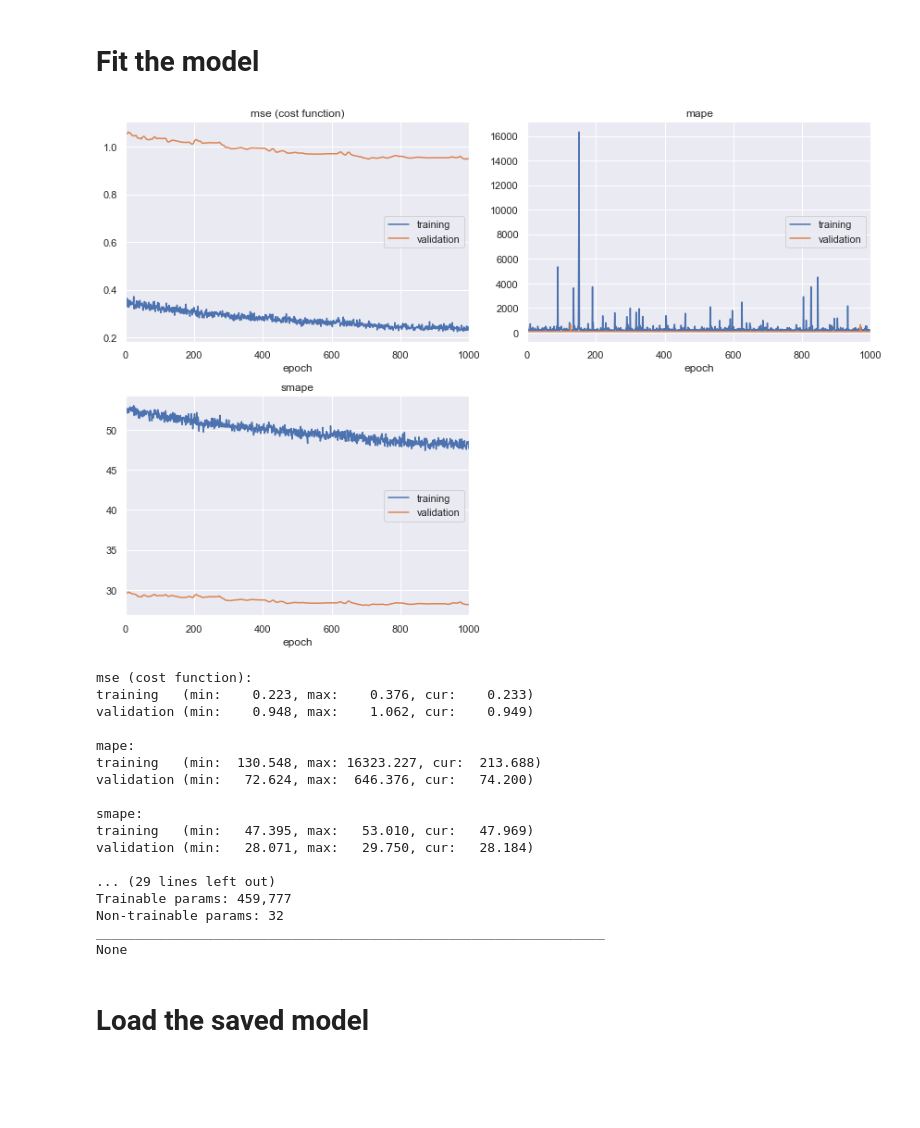
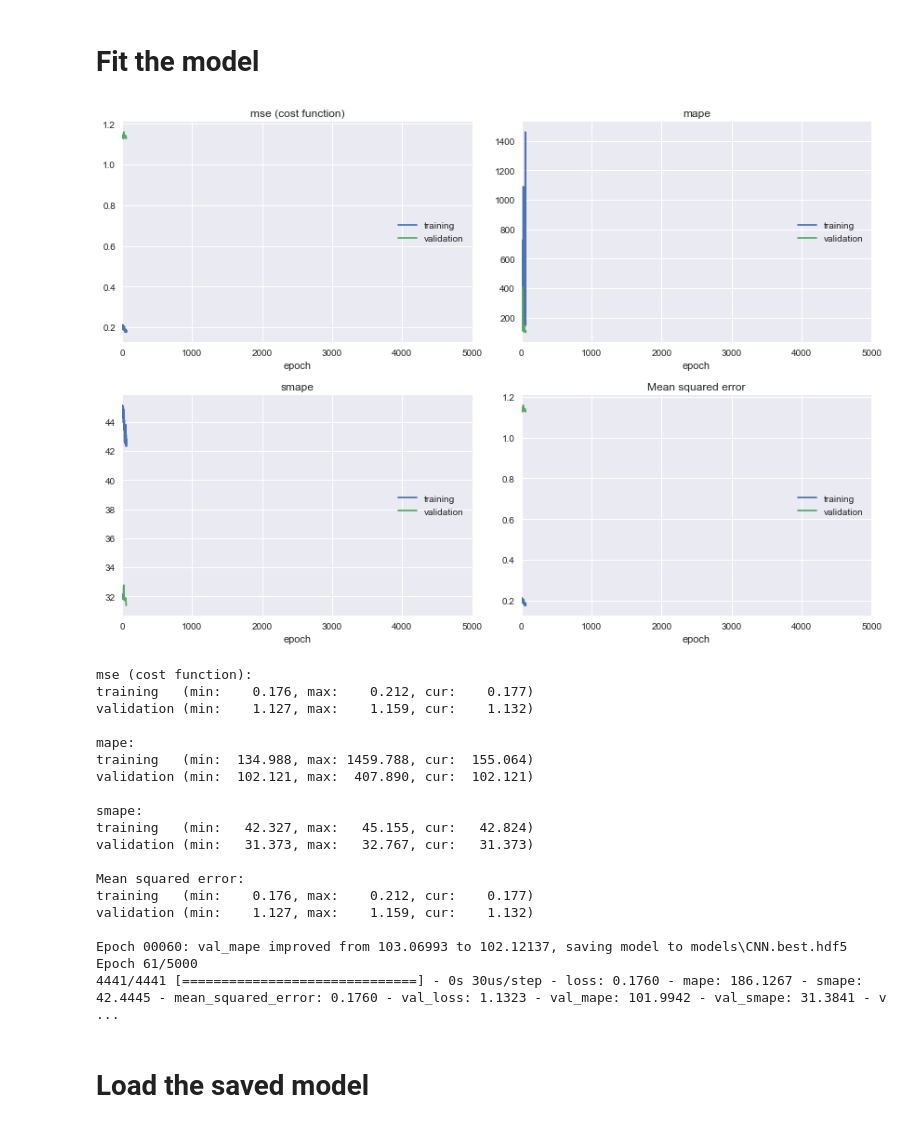
Before and after one commit to deKeijzer/Multivariate-time-series-models-in-Keras, a Jupyter notebook: notebooks/6. CNN.ipynb, the cells around one changed output. Drawn from its saved outputs; the diff is of its cells as text; code cells hidden in the pictures; blank space fills up the shorter version.

```diff
--- a/notebooks/6. CNN.ipynb
+++ b/notebooks/6. CNN.ipynb
@@ -76,6 +74,6 @@ columns_to_category = ['hour', 'dayofweek', 'season']
 # One hot encoding // dummy variables
 One hot encode the categorical feautures.
 # %%
-data = pd.get_dummies(data, columns=columns_to_category) # One hot encoding the categories
+#data = pd.get_dummies(data, columns=columns_to_category) # One hot encoding the categories
 data.head()
 # %% [output]
@@ -221,7 +218,7 @@ model = Sequential()
 # Input shape: (samples, time, channels, rows, cols) see: https://keras.io/layers/recurrent/#convlstm2d
 model.add(Conv2D(
         filters=16,
-        kernel_size=(5, 9),
+        kernel_size=(2, 2),
         input_shape=input_shape,
         padding='same', kernel_initializer='TruncatedNormal'))
 model.add(LeakyReLU())
@@ -261,7 +258,7 @@ nodes, 35
 More only makes the model more complex and harder/slower to train
 """
 
-epochs = 1000
+epochs = 5000
 bs = 2**13
 lr = 1e-3 #6e-4
 print(bs)
@@ -274,48 +271,50 @@ adam = Adam(lr=lr)
 nadam = Nadam(lr=lr)
 
 # compile & fit
-model.compile(optimizer=adam, loss = ['mse'], metrics=[mape, smape])
+model.compile(optimizer=adam, loss = ['mse'], metrics=[mape, smape, 'mse'])
 # %% [markdown]
 # Fit the model
 # %%
 early_stopping_monitor = EarlyStopping(patience=5000)
 
 # This is used to save the best model, currently monitoring val_mape
 # checkpoint
 filepath="models\\CNN.best.hdf5"
 checkpoint = ModelCheckpoint(filepath, monitor='val_mape', verbose=1, save_best_only=True, mode='min')
 
 epoch_size = 1
 schedule = SGDRScheduler(min_lr=1e-5, #1e-5
-                                     max_lr=1e-2, # 1e-2
+                                     max_lr=1e-1, # 1e-2
                                      steps_per_epoch=np.ceil(epoch_size/bs),
                                      lr_decay=0.9,
                                      cycle_length=5, # 5
                                      mult_factor=1.5)
 
 model.fit(X_train, y_train, epochs=epochs, batch_size=bs, validation_data=(X_test, y_test),
          verbose=1, callbacks=[PlotLossesKeras(), early_stopping_monitor, checkpoint, schedule])
 
 print(model.summary())
 # %% [output]
-[figure, old version]
+[figure, new version]
 mse (cost function):
-training   (min:    0.223, max:    0.376, cur:    0.233)
-validation (min:    0.948, max:    1.062, cur:    0.949)
+training   (min:    0.176, max:    0.212, cur:    0.177)
+validation (min:    1.127, max:    1.159, cur:    1.132)
 
 mape:
-training   (min:  130.548, max: 16323.227, cur:  213.688)
-validation (min:   72.624, max:  646.376, cur:   74.200)
+training   (min:  134.988, max: 1459.788, cur:  155.064)
+validation (min:  102.121, max:  407.890, cur:  102.121)
 
 smape:
-training   (min:   47.395, max:   53.010, cur:   47.969)
-validation (min:   28.071, max:   29.750, cur:   28.184)
+training   (min:   42.327, max:   45.155, cur:   42.824)
+validation (min:   31.373, max:   32.767, cur:   31.373)
 
-... (29 lines left out)
-Trainable params: 459,777
-Non-trainable params: 32
-_________________________________________________________________
-None
+Mean squared error:
+training   (min:    0.176, max:    0.212, cur:    0.177)
+validation (min:    1.127, max:    1.159, cur:    1.132)
+
+Epoch 00060: val_mape improved from 103.06993 to 102.12137, saving model to models\CNN.best.hdf5
+Epoch 61/5000
+4441/4441 [==============================] - 0s 30us/step - loss: 0.1760 - mape: 186.1267 - smape: 42.4445 - mean_squared_error: 0.1760 - val_loss: 1.1323 - val_mape: 101.9942 - val_smape: 31.3841 - v ...
 # %% [markdown]
 # Load the saved model
 # %%
```
Also changed, not shown: parts of 15 cells of this notebook, 3 other files.
